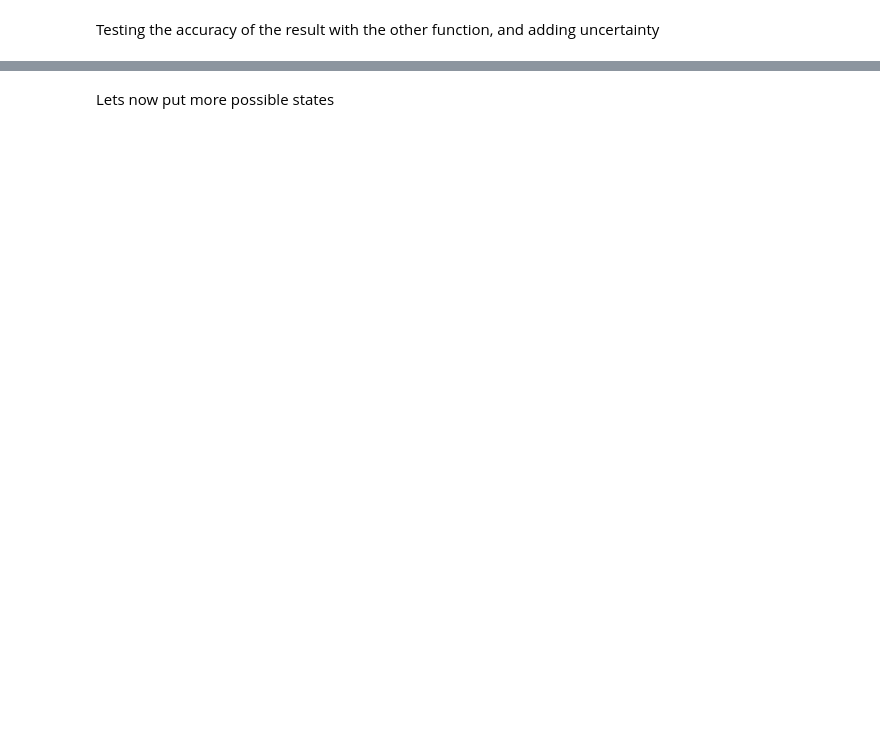
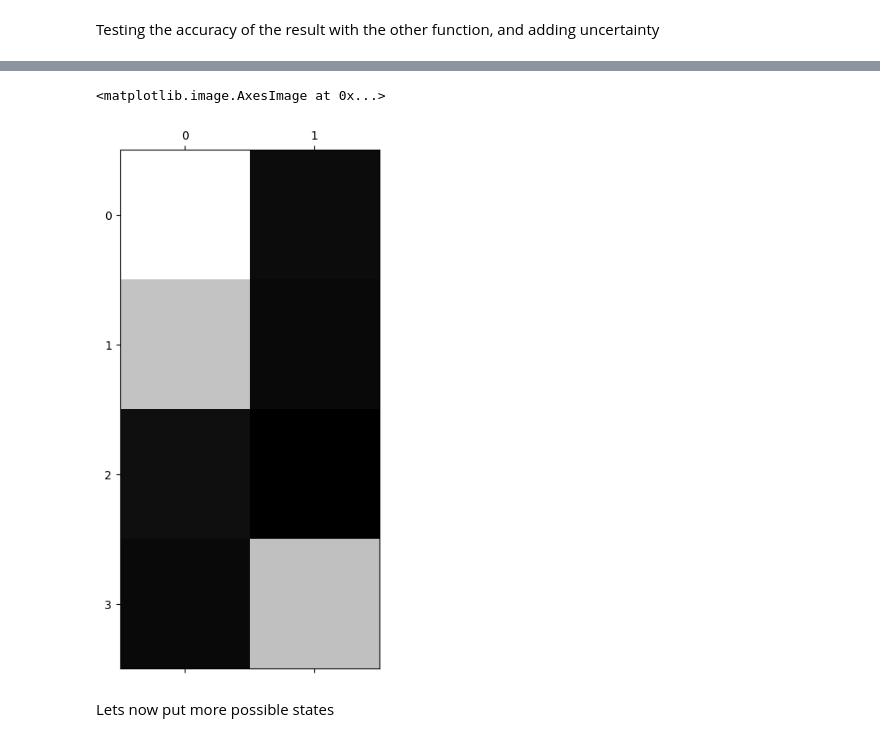
Before and after one commit to CecileDecker/Q_learning, a Jupyter notebook: FishingQuotas.ipynb, the cells around one changed output, grey strips where cells are left out. Cells and saved outputs as stored; diff of their text form; code cells hidden in the pictures; blank space fills up the shorter version.

```diff
--- a/FishingQuotas.ipynb
+++ b/FishingQuotas.ipynb
@@ -105,32 +127,26 @@ dr = 0
 gr = 1
 npp = 0
 def P1(x,a):
-    x1, x2 = x
-    x2_ = max(x2 - a, 0)
-    y1  = min(rr * x2_ + npp * 5, 5)
-    y2  = min(x2_ - 5 * dr + gr * x1, 5)
-    #if a==0:
-    #    return (x2 , min(x1 + x2, 5))
-    #elif a==5:
-    #    return (0, x1)
-    return(y1, y2)
+    unif      = np.random.uniform(0)
+    if (unif > eps_greedy):
+        x1, x2 = x
+        x2_ = max(x2 - a, 0)
+        y1  = min(rr * x2_ + npp * 5, 5)
+        y2  = min(x2_ - 5 * dr + gr * x1, 5)
+        return(y1, y2)
+    else:
+        return rng.choice(X)
+
 
 eps1 = 1
 npp2 = 1
 def P2(x,a):
     x1, x2 = x
-    unif = np.random.uniform(0)
+    unif2 = np.random.uniform(0)
     x2_ = max(x2 - a, 0)
-    y1  = min(rr * x2_ + ((unif > eps1) * npp + (unif <= eps1) * npp2) * 5 , 5)
+    y1  = min(rr * x2_ + ((unif2 > eps1) * npp + (unif2 <= eps1) * npp2) * 5 , 5)
     y2  = min(x2_ - 5 * dr + gr * x1, 5)
-    #if a==0:
-    #    unif      = np.random.uniform(0)
-    #    return (unif > eps1) * (x2 , min(x1 + x2, 5)) + (unif <= eps1) * (5 , min(x1 + x2, 5))
-    #elif a==5:
-    #    unif      = np.random.uniform(0)
-    #    return (unif > eps2) * (0, x1) + (unif <= eps2) * (5, x1)
     return(y1, y2)
-
 
 # CREATE THE PROBABILITY MEASURE OUT OF THE RANDOM VARIABLE
 nr = 1_000
@@ -156,3 +172,7 @@ alpha      = 0.95  # Discount Factor
 x_0        = (5,5) # Initial Value
 k_0        = 0     # Initial index of the corresponding MDP
 eps_greedy = 0.1   # Epsilon greedy policy
+# %%
+Nr_iter = 1_000_000
+
+Q_0_, V = q_learning(X, A, r, P2, alpha, x_0, eps_greedy, Nr_iter, gamma_t_tilde = lambda t: 1/(t+1), Q_0 = np.ones([len(X),len(A)]))
@@ -167,3 +209,8 @@ V
+# %%
+plt.matshow(V, cmap='gray')
+# %% [output]
+<matplotlib.image.AxesImage at 0x...>
+[figure, added]
 # %% [markdown]
 Lets now put more possible states
 # %%
```
Also changed, not shown: parts of 33 cells of this notebook.
